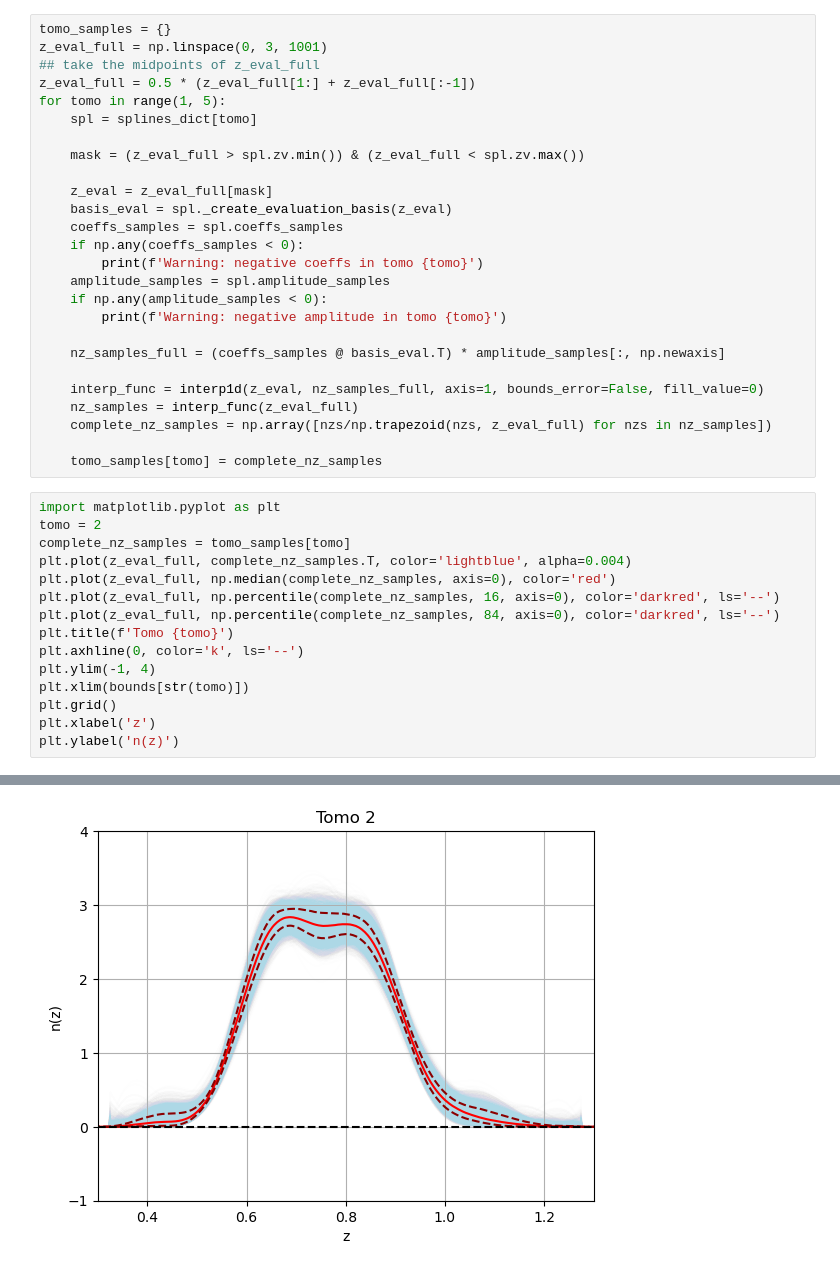
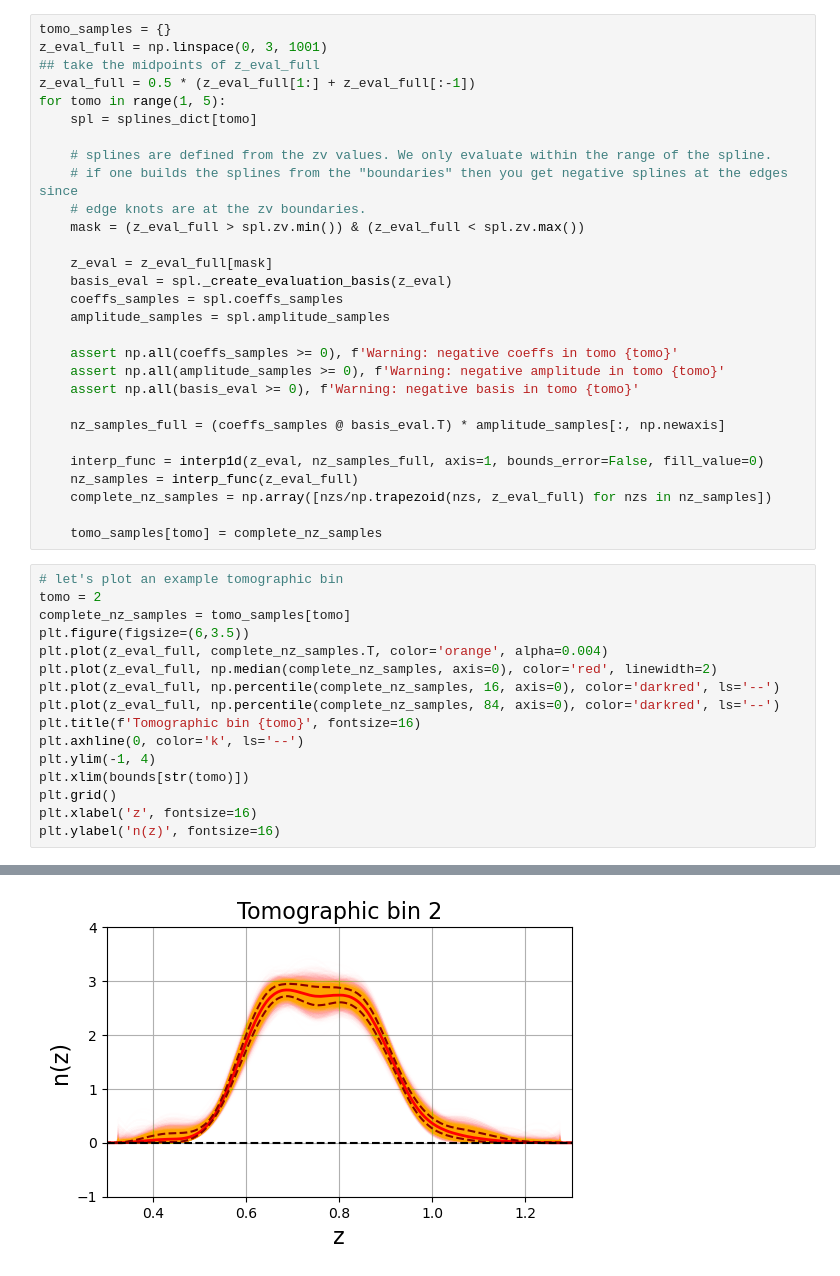
Before and after one commit to JeanCHDJdev/desi-y3-hsc, a Jupyter notebook: src/statistics/pz/distrib_to_samples.ipynb, the cells around one changed output, grey strips where cells are left out. Saved outputs shown, nothing was run; the diff lists cells and outputs as text.

```diff
--- a/src/statistics/pz/distrib_to_samples.ipynb
+++ b/src/statistics/pz/distrib_to_samples.ipynb
@@ -49,16 +55,19 @@ z_eval_full = 0.5 * (z_eval_full[1:] + z_eval_full[:-1])
 for tomo in range(1, 5):
     spl = splines_dict[tomo]
 
+    # splines are defined from the zv values. We only evaluate within the range of the spline.
+    # if one builds the splines from the "boundaries" then you get negative splines at the edges since
+    # edge knots are at the zv boundaries.
     mask = (z_eval_full > spl.zv.min()) & (z_eval_full < spl.zv.max())
 
     z_eval = z_eval_full[mask]
     basis_eval = spl._create_evaluation_basis(z_eval)
     coeffs_samples = spl.coeffs_samples
-    if np.any(coeffs_samples < 0):
-        print(f'Warning: negative coeffs in tomo {tomo}')
     amplitude_samples = spl.amplitude_samples
-    if np.any(amplitude_samples < 0):
-        print(f'Warning: negative amplitude in tomo {tomo}')
+
+    assert np.all(coeffs_samples >= 0), f'Warning: negative coeffs in tomo {tomo}'
+    assert np.all(amplitude_samples >= 0), f'Warning: negative amplitude in tomo {tomo}'
+    assert np.all(basis_eval >= 0), f'Warning: negative basis in tomo {tomo}'
 
     nz_samples_full = (coeffs_samples @ basis_eval.T) * amplitude_samples[:, np.newaxis]
 
@@ -68,21 +77,22 @@ for tomo in range(1, 5):
 
     tomo_samples[tomo] = complete_nz_samples
 # %%
-import matplotlib.pyplot as plt
+# let's plot an example tomographic bin
 tomo = 2
 complete_nz_samples = tomo_samples[tomo]
-plt.plot(z_eval_full, complete_nz_samples.T, color='lightblue', alpha=0.004)
-plt.plot(z_eval_full, np.median(complete_nz_samples, axis=0), color='red')
+plt.figure(figsize=(6,3.5))
+plt.plot(z_eval_full, complete_nz_samples.T, color='orange', alpha=0.004)
+plt.plot(z_eval_full, np.median(complete_nz_samples, axis=0), color='red', linewidth=2)
 plt.plot(z_eval_full, np.percentile(complete_nz_samples, 16, axis=0), color='darkred', ls='--')
 plt.plot(z_eval_full, np.percentile(complete_nz_samples, 84, axis=0), color='darkred', ls='--')
-plt.title(f'Tomo {tomo}')
+plt.title(f'Tomographic bin {tomo}', fontsize=16)
 plt.axhline(0, color='k', ls='--')
 plt.ylim(-1, 4)
 plt.xlim(bounds[str(tomo)])
 plt.grid()
-plt.xlabel('z')
-plt.ylabel('n(z)')
+plt.xlabel('z', fontsize=16)
+plt.ylabel('n(z)', fontsize=16)
 # %% [output]
 Text(0, 0.5, 'n(z)')
-[figure, old version]
+[figure, new version]
 # %%
```
Also changed, not shown: parts of 6 cells of this notebook, 3 other files.
